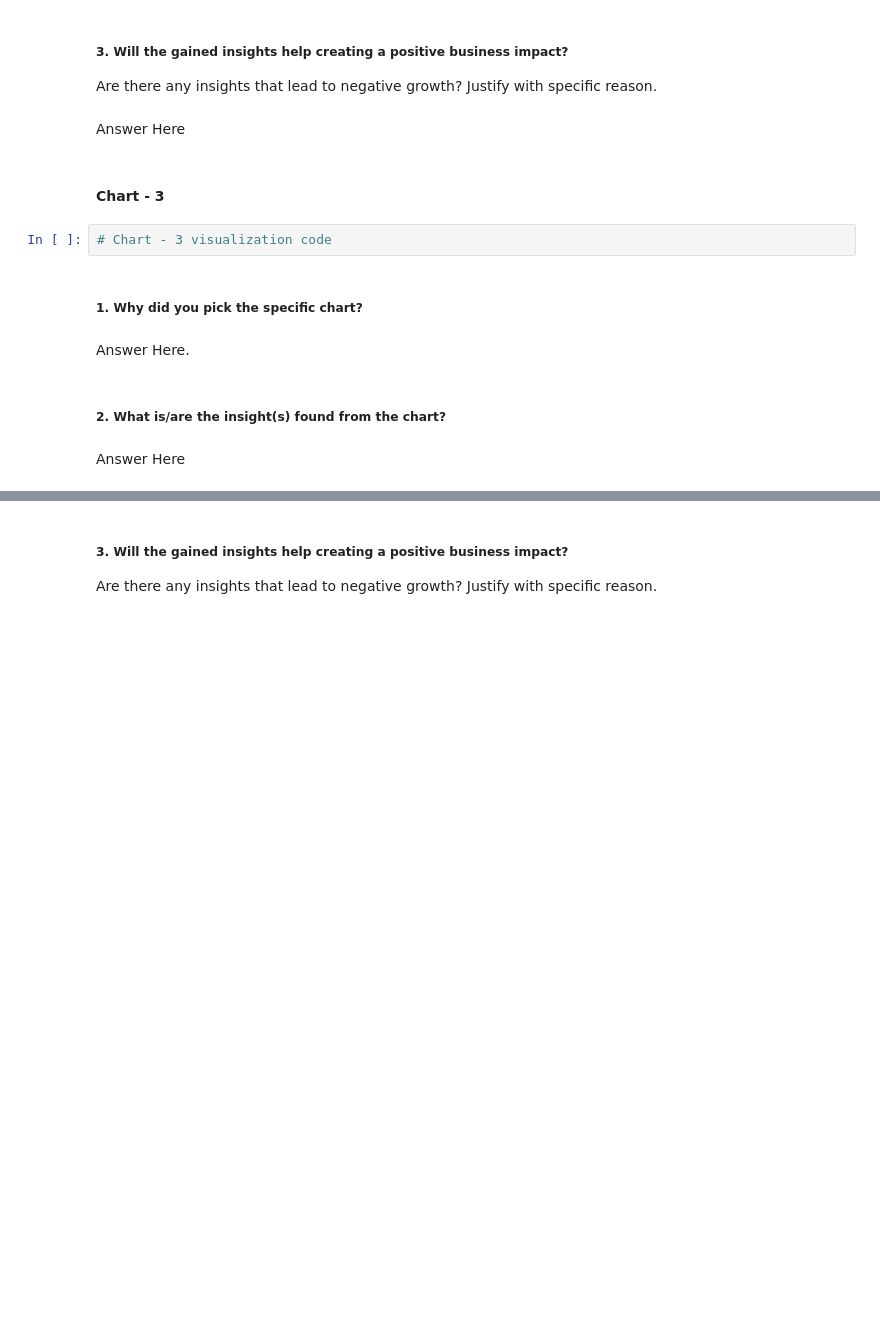
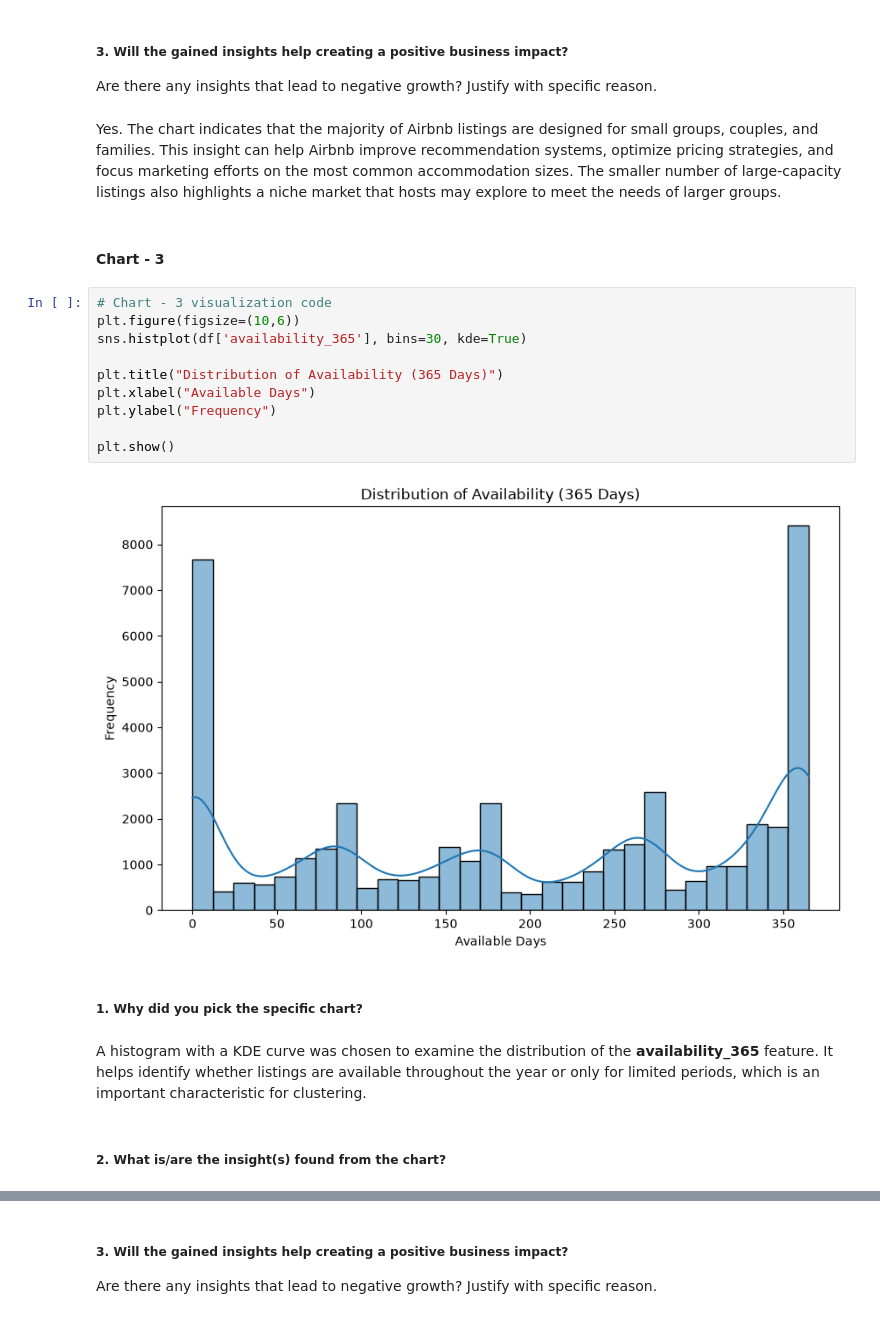
Before and after one commit to Krishna-matic/Machine_Learning_Projects, a Jupyter notebook: 04_Los_Angeles_Airbnb_Listings_Clustering/Clustering_ML_Project.ipynb, the cells around one changed output, grey strips where cells are left out. Saved outputs shown, nothing was run; the diff lists cells and outputs as text; blank space fills up the shorter version.

```diff
--- a/04_Los_Angeles_Airbnb_Listings_Clustering/Clustering_ML_Project.ipynb
+++ b/04_Los_Angeles_Airbnb_Listings_Clustering/Clustering_ML_Project.ipynb
@@ -498,17 +535,25 @@ Answer Here
 # %% [markdown]
 ##### 3. Will the gained insights help creating a positive business impact?
 Are there any insights that lead to negative growth? Justify with specific reason.
-# %% [markdown]
-Answer Here
+# %% [markdown]
+Yes. The chart indicates that the majority of Airbnb listings are designed for small groups, couples, and families. This insight can help Airbnb improve recommendation systems, optimize pricing strategies, and focus marketing efforts on the most common accommodation sizes. The smaller number of large-capacity listings also highlights a niche market that hosts may explore to meet the needs of larger groups.
 # %% [markdown]
 #### Chart - 3
-# %%
-# Chart - 3 visualization code
+# %%
+# Chart - 3 visualization code
+plt.figure(figsize=(10,6))
+sns.histplot(df['availability_365'], bins=30, kde=True)
+
+plt.title("Distribution of Availability (365 Days)")
+plt.xlabel("Available Days")
+plt.ylabel("Frequency")
+
+plt.show()
+# %% [output]
+[figure, added]
 # %% [markdown]
 ##### 1. Why did you pick the specific chart?
-# %% [markdown]
-Answer Here.
+# %% [markdown]
+A histogram with a KDE curve was chosen to examine the distribution of the **availability_365** feature. It helps identify whether listings are available throughout the year or only for limited periods, which is an important characteristic for clustering.
 # %% [markdown]
 ##### 2. What is/are the insight(s) found from the chart?
-# %% [markdown]
-Answer Here
```
Also changed, not shown: parts of 122 cells of this notebook.
